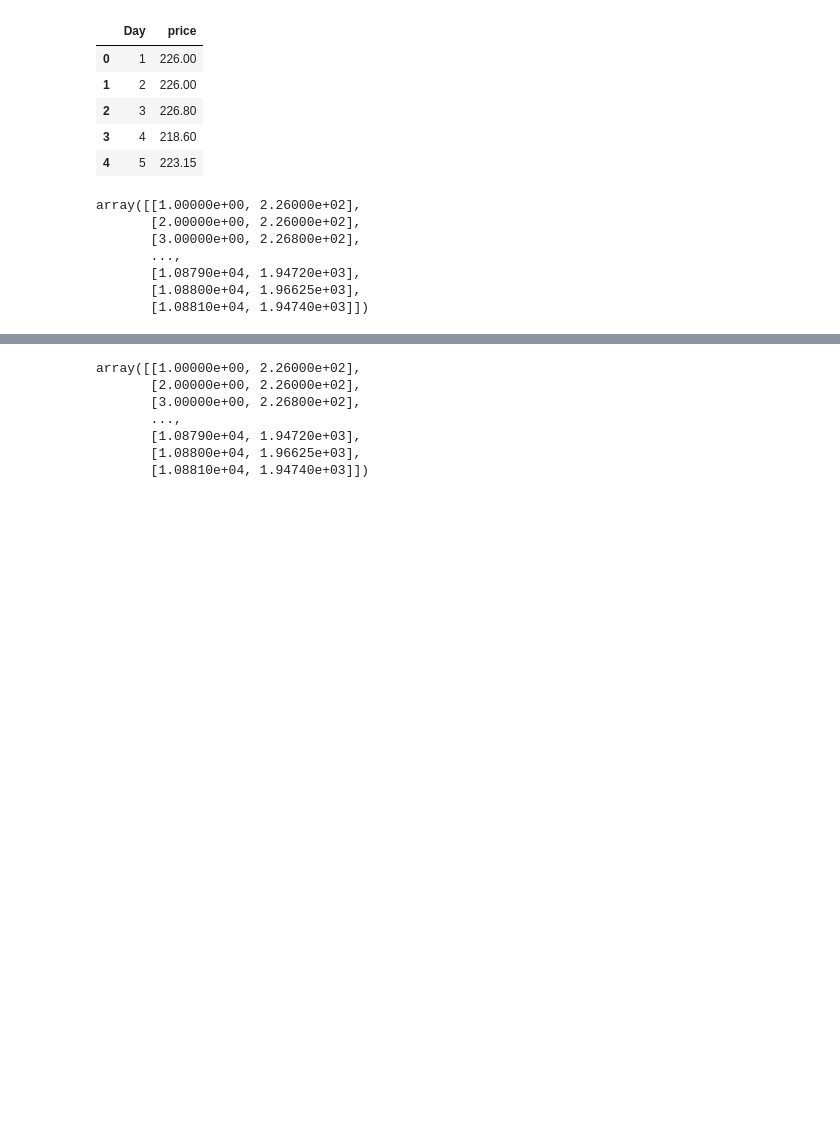
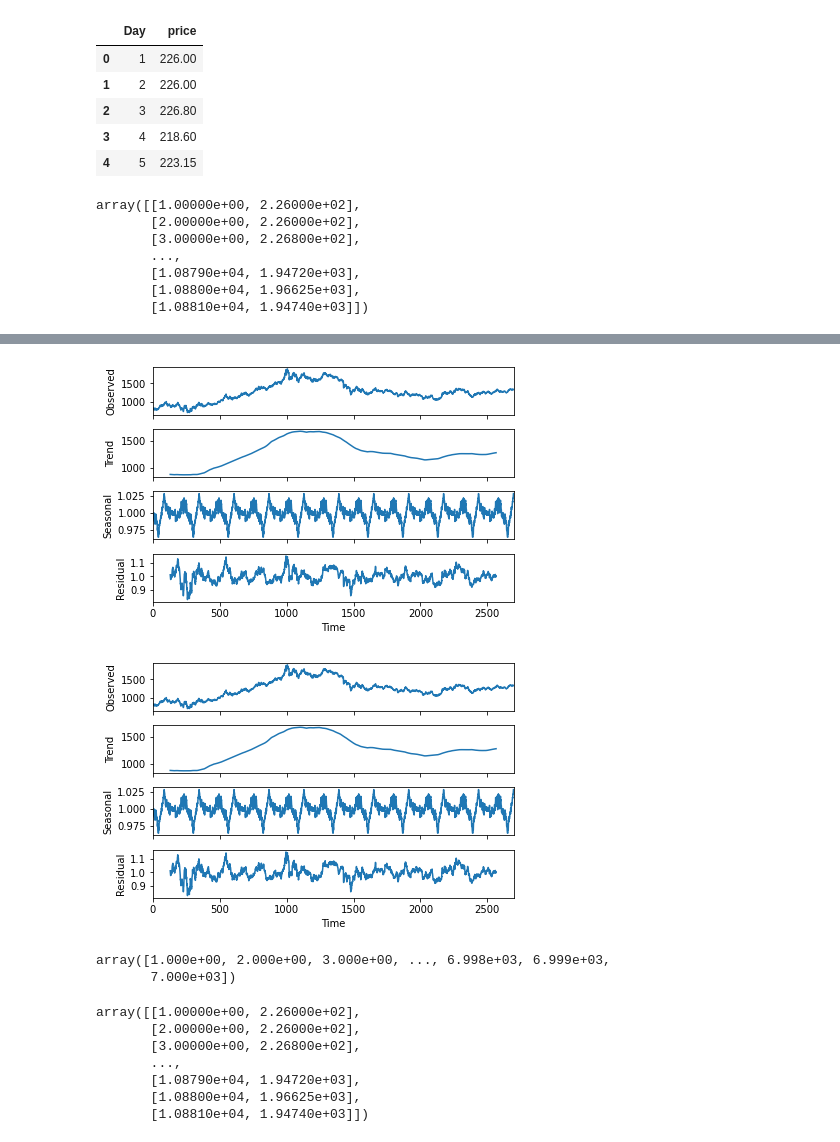
Before and after one commit to venkat2ram/Keras-and-Tensorflow, a Jupyter notebook: Gold_price_Tme_Series.ipynb, the cells around one changed output, grey strips where cells are left out. Cells and saved outputs as stored; diff of their text form; code cells hidden in the pictures; blank space fills up the shorter version.

```diff
--- a/Gold_price_Tme_Series.ipynb
+++ b/Gold_price_Tme_Series.ipynb
@@ -43,3 +41,13 @@ a.shape
+# %%
+decomp.plot()
+# %% [output]
+[figure, added]
+[figure, added]
+# %%
+data_np[0:7000,0]
+# %% [output]
+array([1.000e+00, 2.000e+00, 3.000e+00, ..., 6.998e+03, 6.999e+03,
+       7.000e+03])
 # %%
 a
 # %% [output]
```
Also changed, not shown: parts of 6 cells of this notebook.
